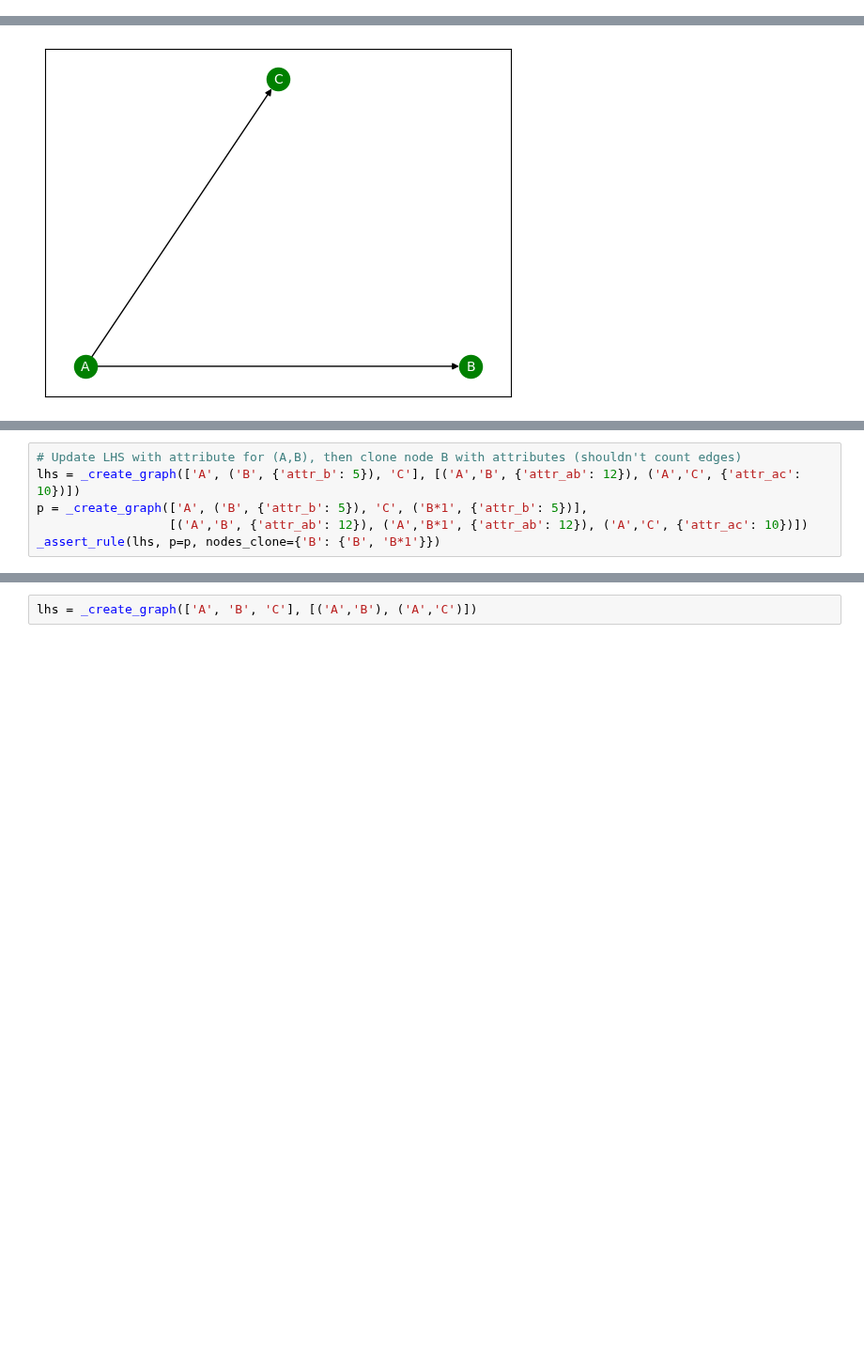
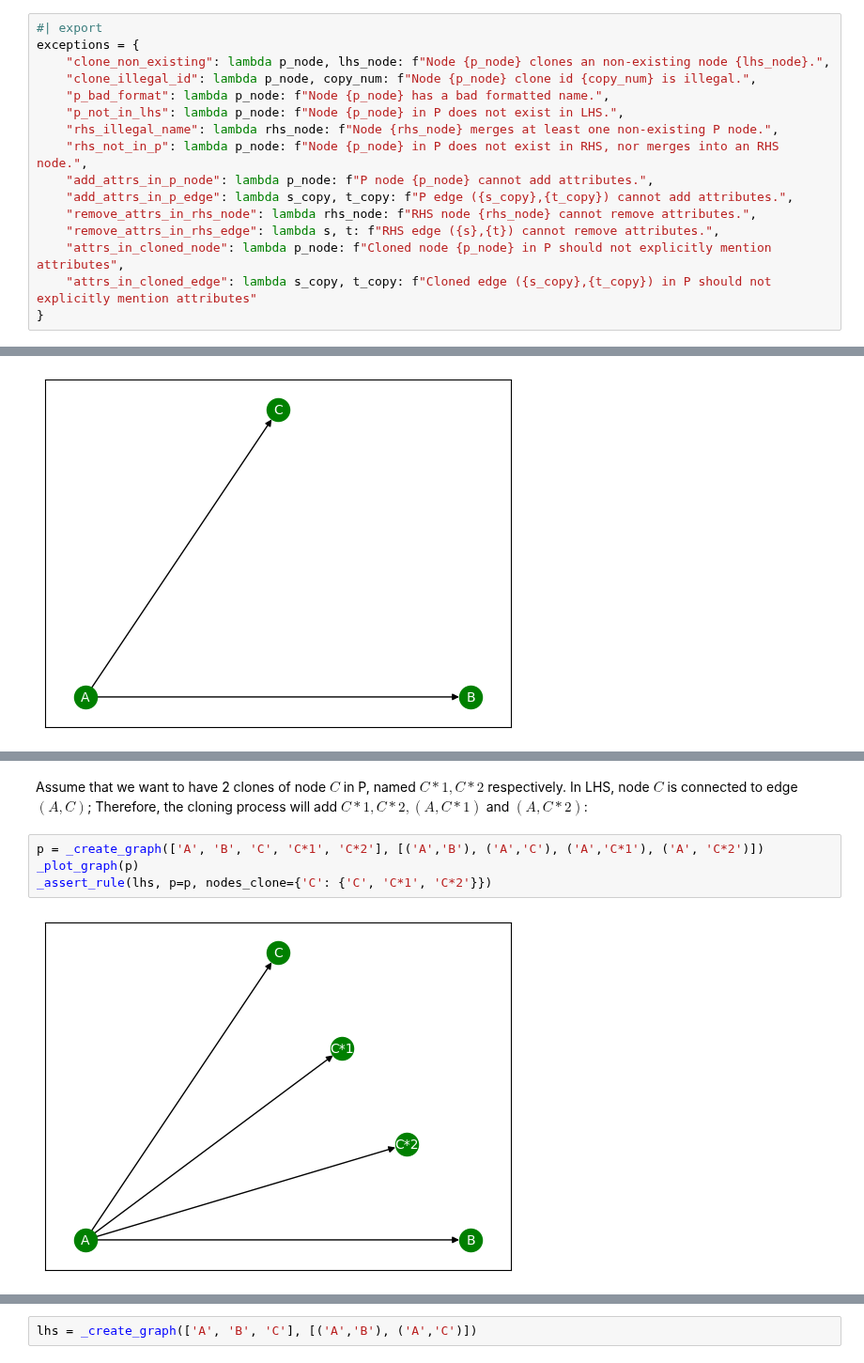
Before and after one commit to DeanLight/graph_rewrite, a Jupyter notebook: nbs/05_rules.ipynb, the cells around one changed output, grey strips where cells are left out. Shown at 94% size. Drawn from its saved outputs; the diff is of its cells as text; blank space fills up the shorter version.

Commit message:
Almost finished rules, short of a few unit tests and exceptions

```diff
--- a/nbs/05_rules.ipynb
+++ b/nbs/05_rules.ipynb
@@ -23,3 +31,19 @@ from graph_rewrite.core import GraphRewriteException, NodeName, EdgeName, _creat
+# %%
+#| export
+exceptions = {
+    "clone_non_existing": lambda p_node, lhs_node: f"Node {p_node} clones an non-existing node {lhs_node}.",
+    "clone_illegal_id": lambda p_node, copy_num: f"Node {p_node} clone id {copy_num} is illegal.",
+    "p_bad_format": lambda p_node: f"Node {p_node} has a bad formatted name.",
+    "p_not_in_lhs": lambda p_node: f"Node {p_node} in P does not exist in LHS.",
+    "rhs_illegal_name": lambda rhs_node: f"Node {rhs_node} merges at least one non-existing P node.",
+    "rhs_not_in_p": lambda p_node: f"Node {p_node} in P does not exist in RHS, nor merges into an RHS node.",
+    "add_attrs_in_p_node": lambda p_node: f"P node {p_node} cannot add attributes.",
+    "add_attrs_in_p_edge": lambda s_copy, t_copy: f"P edge ({s_copy},{t_copy}) cannot add attributes.",
+    "remove_attrs_in_rhs_node": lambda rhs_node: f"RHS node {rhs_node} cannot remove attributes.",
+    "remove_attrs_in_rhs_edge": lambda s, t: f"RHS edge ({s},{t}) cannot remove attributes.",
+    "attrs_in_cloned_node": lambda p_node: f"Cloned node {p_node} in P should not explicitly mention attributes",
+    "attrs_in_cloned_edge": lambda s_copy, t_copy: f"Cloned edge ({s_copy},{t_copy}) in P should not explicitly mention attributes"
+}
 # %%
 #| export
 class Rule:
@@ -448,6 +472,0 @@ _assert_rule(lhs, p=p, nodes_clone={'B': {'B', 'B*1'}})
-# %%
-# Update LHS with attribute for (A,B), then clone node B with attributes (shouldn't count edges)
-lhs = _create_graph(['A', ('B', {'attr_b': 5}), 'C'], [('A','B', {'attr_ab': 12}), ('A','C', {'attr_ac': 10})])
-p = _create_graph(['A', ('B', {'attr_b': 5}), 'C', ('B*1', {'attr_b': 5})],
-                  [('A','B', {'attr_ab': 12}), ('A','B*1', {'attr_ab': 12}), ('A','C', {'attr_ac': 10})])
-_assert_rule(lhs, p=p, nodes_clone={'B': {'B', 'B*1'}})
@@ -455,0 +506,8 @@ _assert_rule(lhs, p=p, nodes_clone={'B': {'B', 'B*1'}})
+# %% [markdown]
+Assume that we want to have 2 clones of node $C$ in P, named $C*1, C*2$ respectively. In LHS, node $C$ is connected to edge $(A,C)$; Therefore, the cloning process will add $C*1, C*2, (A,C*1)$ and $(A,C*2)$:
+# %%
+p = _create_graph(['A', 'B', 'C', 'C*1', 'C*2'], [('A','B'), ('A','C'), ('A','C*1'), ('A', 'C*2')])
+_plot_graph(p)
+_assert_rule(lhs, p=p, nodes_clone={'C': {'C', 'C*1', 'C*2'}})
+# %% [output]
+[figure, added]
```
Also changed, not shown: parts of 103 cells of this notebook, 3 other files.
